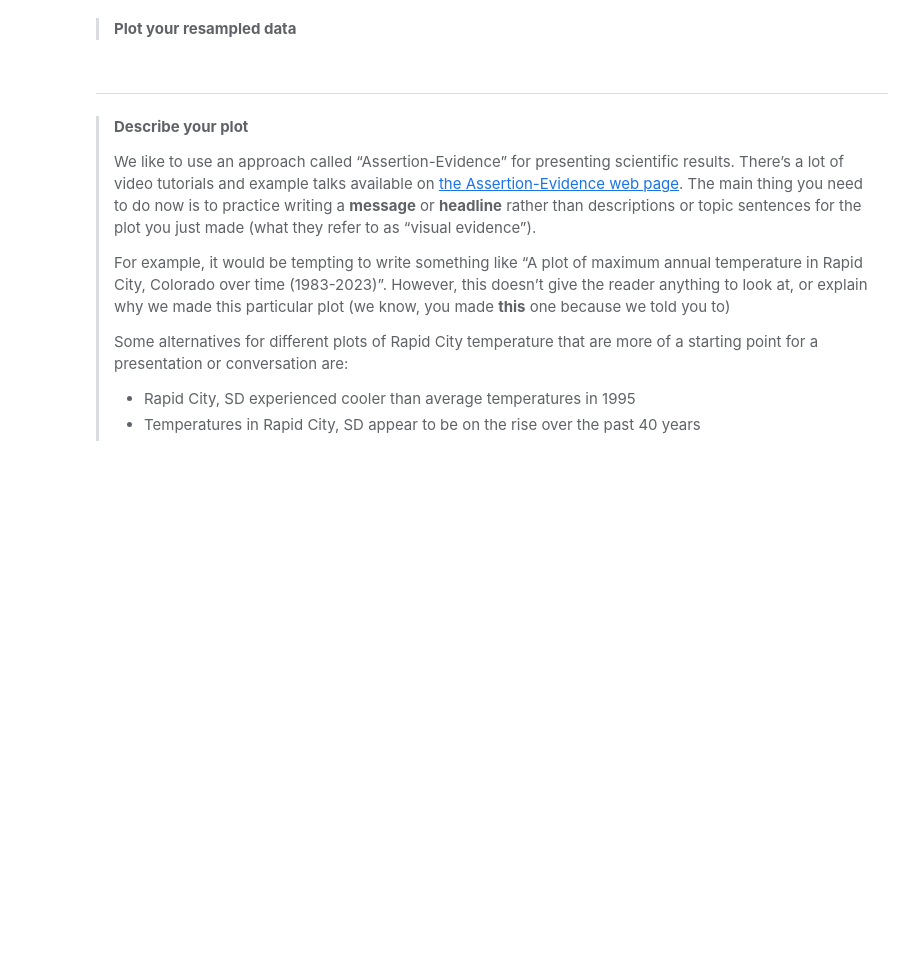
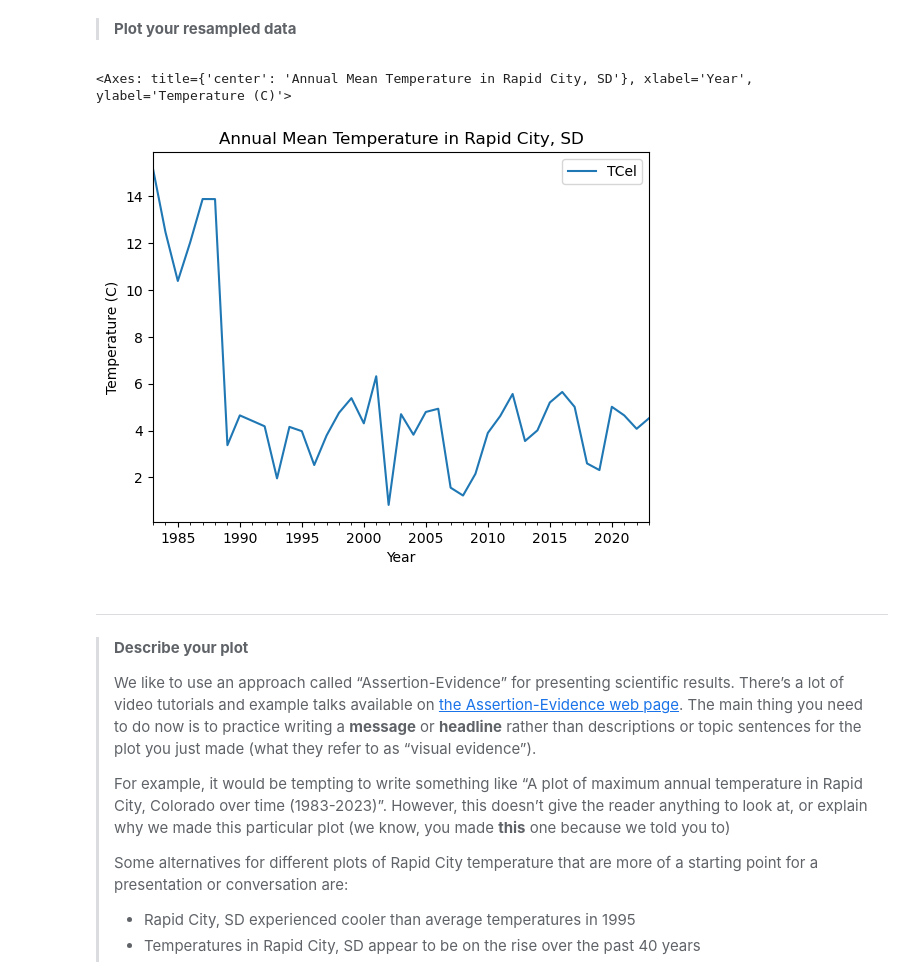
Before and after one commit to cu-esiil-edu/stars-01-get-started-salbers34, a Jupyter notebook: get-started-with-open-reproducible-science.ipynb, the cells around one changed output. Cells and saved outputs as stored; diff of their text form; code cells hidden in the pictures; blank space fills up the shorter version.

Commit message:
Completed the get started notebook

```diff
--- a/get-started-with-open-reproducible-science.ipynb
+++ b/get-started-with-open-reproducible-science.ipynb
@@ -607,7 +607,7 @@ recorded.
 > 4.  Call your new variable
 > 5.  Run the cell
 # %%
-# Subset the data
-new_dataframe = dataframe.loc['start-year':'end-year']
-new_dataframe
+# Subset the data from 1983 to 2023
+rapid_1983_2023 = rapid_df.loc['1983':'2023']
+rapid_1983_2023
 # %% [output]
@@ -650,5 +667,5 @@ values.
 > 6.  Run the cell
 # %%
 # Resample the data to look at yearly mean values
-resampled_data = new_dataframe.resample('TIME').STAT()
-resampled_data
+rapid_yearly_mean = rapid_1983_2023.resample('Y').mean()
+rapid_yearly_mean
@@ -675,6 +715,14 @@ print('You earned {} of 5 points for resampling'.format(points))
 > Plot your resampled data**
 # %%
 # Plot mean annual temperature values
+rapid_yearly_mean.plot(
+    y='TCel',
+    title='Annual Mean Temperature in Rapid City, SD',
+    ylabel='Temperature (C)',
+    xlabel='Year')
+# %% [output]
+<Axes: title={'center': 'Annual Mean Temperature in Rapid City, SD'}, xlabel='Year', ylabel='Temperature (C)'>
+[figure, added]
 # %% [markdown]
 ------------------------------------------------------------------------
 
```
Also changed, not shown: parts of 6 cells of this notebook, 4 other files.
